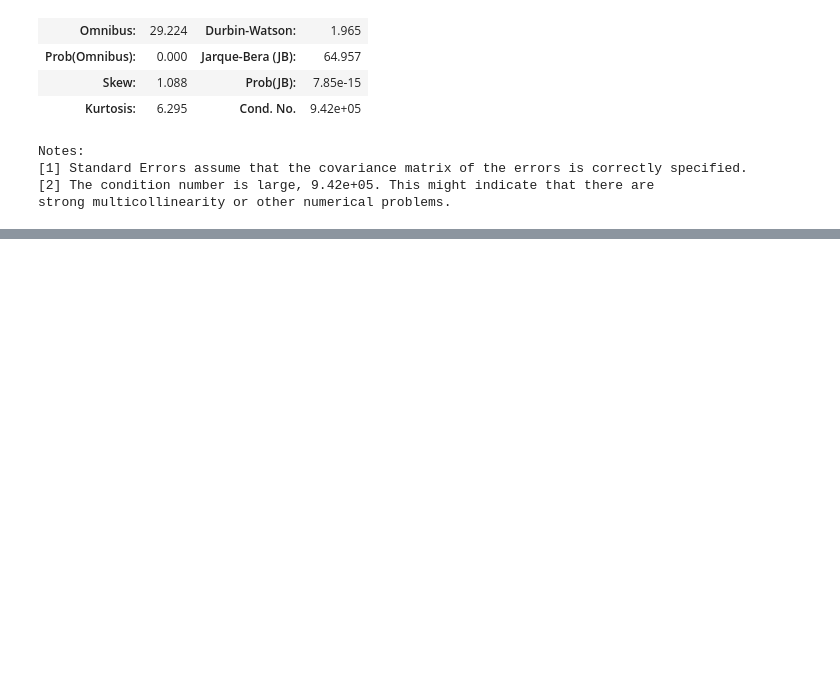
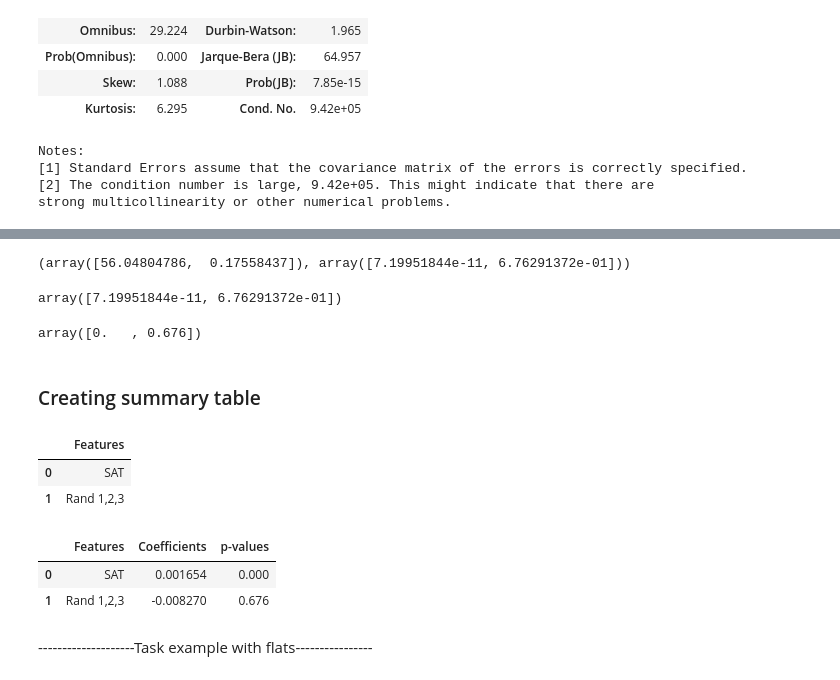
Before and after one commit to Korniev/Data-Sciense, a Jupyter notebook: udemy/multiple_linear_regression.ipynb, the cells around one changed output, grey strips where cells are left out. Saved outputs shown, nothing was run; the diff lists cells and outputs as text; code cells hidden in the pictures; blank space fills up the shorter version.

```diff
--- a/udemy/multiple_linear_regression.ipynb
+++ b/udemy/multiple_linear_regression.ipynb
@@ -418,0 +506,25 @@ strong multicollinearity or other numerical problems.
+# %%
+f_regression(x,y)
+# %% [output]
+(array([56.04804786,  0.17558437]), array([7.19951844e-11, 6.76291372e-01]))
+# %%
+# Since we are more interested in the latter (p-values), we can just take the second array
+p_values = f_regression(x,y)[1]
+p_values
+# %% [output]
+array([7.19951844e-11, 6.76291372e-01])
+# %%
+# To be able to quickly evaluate them, we can round the result to 3 digits after the dot
+p_values.round(3)
+# %% [output]
+array([0.   , 0.676])
+# %% [markdown]
+### Creating summary table
+# %%
+# Let's create a new data frame with the names of the features
+reg_summary = pd.DataFrame(data = x.columns.values, columns=['Features'])
+reg_summary
+# %% [output]
+|  | Features |
+| 0 | SAT |
+| 1 | Rand 1,2,3 |
@@ -418,0 +536,9 @@ strong multicollinearity or other numerical problems.
+# %%
+# Now we've got a pretty clean summary, which can help us make an informed decision about the inclusion of the variables
+reg_summary
+# %% [output]
+|  | Features | Coefficients | p-values |
+| 0 | SAT | 0.001654 | 0.000 |
+| 1 | Rand 1,2,3 | -0.008270 | 0.676 |
+# %% [markdown]
+--------------------Task example with flats----------------
```
Also changed, not shown: parts of 51 cells of this notebook.
